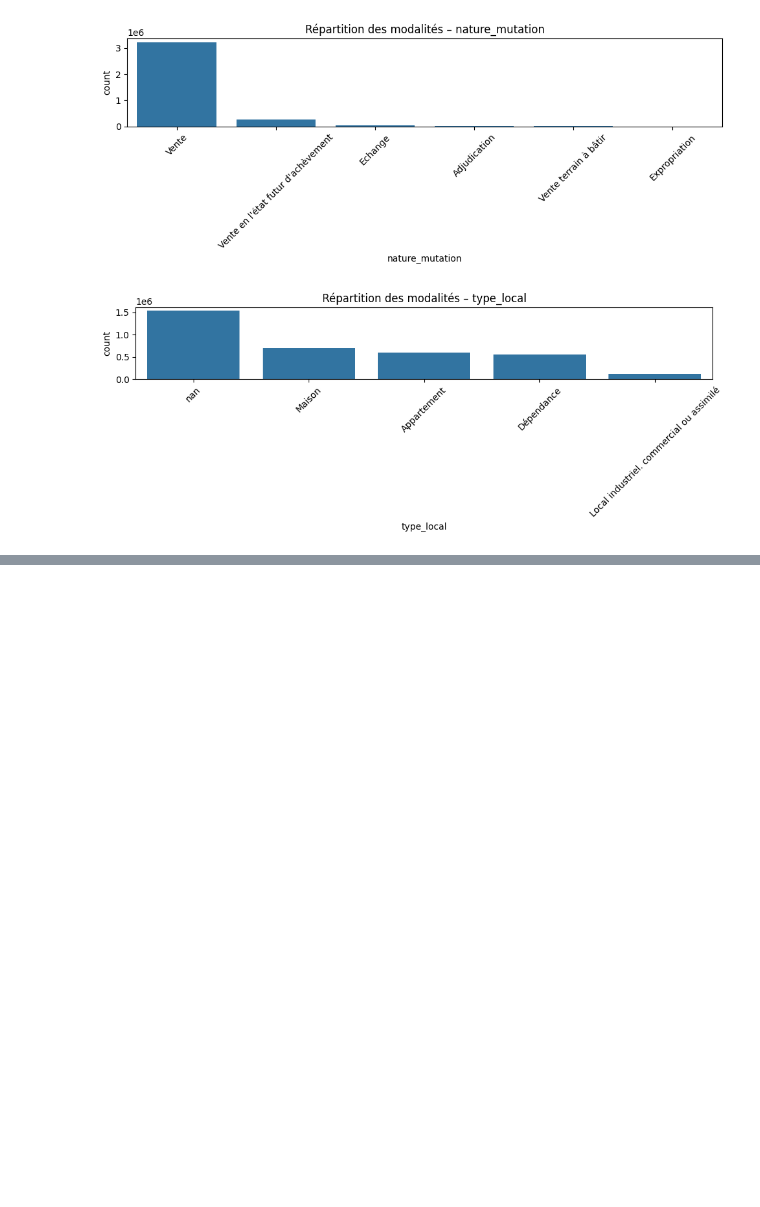
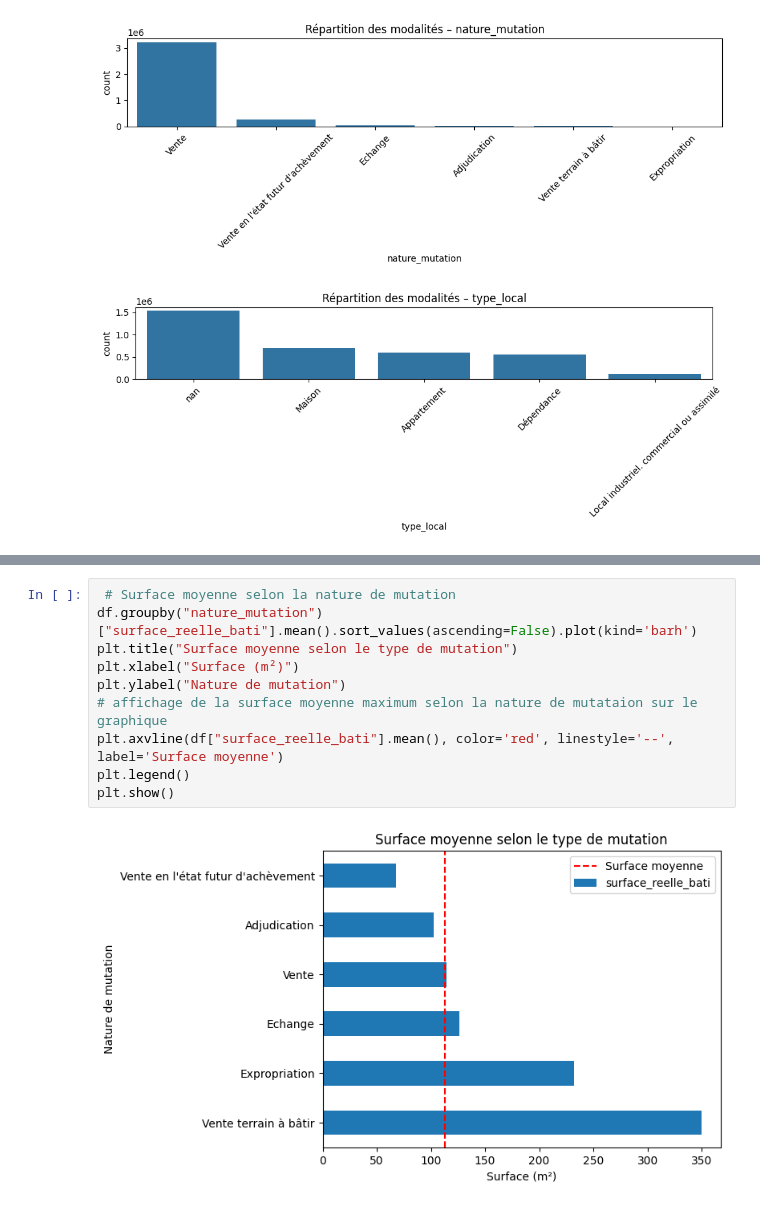
Before and after one commit to standemdem/compagnon-immobilier, a Jupyter notebook: notebooks/03_eda_full_2020.ipynb, the cells around one changed output, grey strips where cells are left out. Cells and saved outputs as stored; diff of their text form; blank space fills up the shorter version.

```diff
--- a/notebooks/03_eda_full_2020.ipynb
+++ b/notebooks/03_eda_full_2020.ipynb
@@ -267,0 +300,12 @@ for col in cat_cols:
+# %%
+ # Surface moyenne selon la nature de mutation
+df.groupby("nature_mutation")["surface_reelle_bati"].mean().sort_values(ascending=False).plot(kind='barh')
+plt.title("Surface moyenne selon le type de mutation")
+plt.xlabel("Surface (m²)")
+plt.ylabel("Nature de mutation")
+# affichage de la surface moyenne maximum selon la nature de mutataion sur le graphique
+plt.axvline(df["surface_reelle_bati"].mean(), color='red', linestyle='--', label='Surface moyenne')
+plt.legend()
+plt.show()
+# %% [output]
+[figure, added]
```
Also changed, not shown: parts of 11 cells of this notebook.
